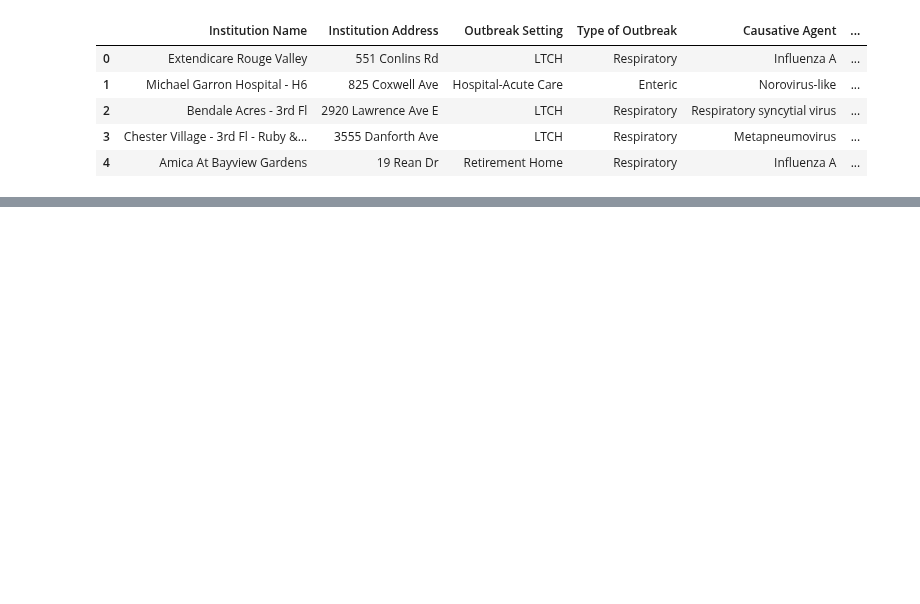
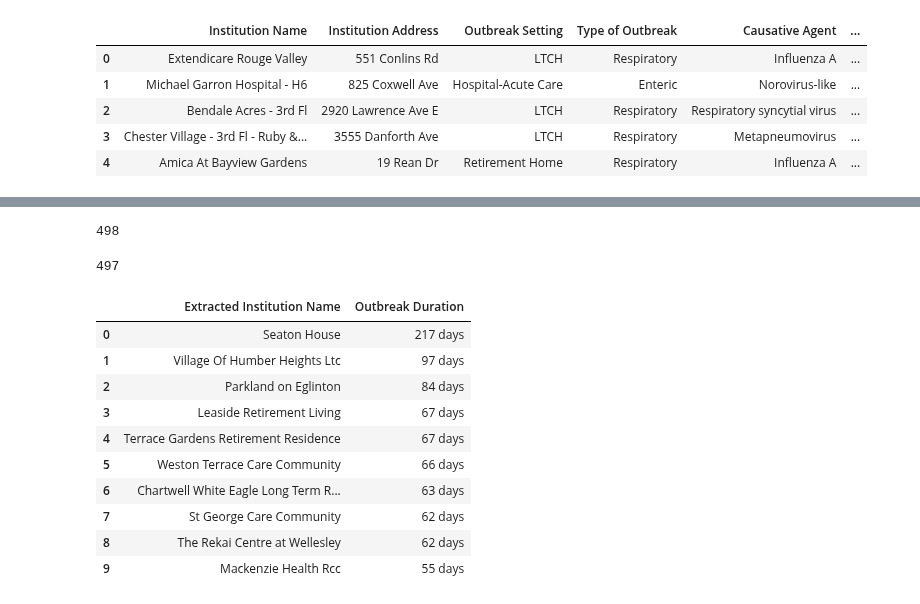
Before and after one commit to pannann/Project-3_Group-7, a Jupyter notebook: ETL/outbreaks_cleaning.ipynb, the cells around one changed output, grey strips where cells are left out. Cells and saved outputs as stored; diff of their text form; code cells hidden in the pictures; blank space fills up the shorter version.

```diff
--- a/ETL/outbreaks_cleaning.ipynb
+++ b/ETL/outbreaks_cleaning.ipynb
@@ -1022,0 +1262,4 @@ final_df.to_json('../Outbreak Setting Viz/cleaned_data.json')
+# %%
+inst_outbreak_duration = inst_outbreak_duration.drop(index = [0, 1])
+inst_outbreak_duration = inst_outbreak_duration.reset_index(drop = True)
+inst_outbreak_duration.head()
@@ -1022,0 +1273,4 @@ final_df.to_json('../Outbreak Setting Viz/cleaned_data.json')
+# %%
+#Sort in descending order
+inst_outbreak_duration = inst_outbreak_duration.sort_values(by = 'Outbreak Duration', ascending = False)
+inst_outbreak_duration.head()
@@ -1022,0 +1284,25 @@ final_df.to_json('../Outbreak Setting Viz/cleaned_data.json')
+# %%
+len(inst_outbreak_duration)
+# %% [output]
+498
+# %%
+inst_outbreak_duration = inst_outbreak_duration.dropna()
+len(inst_outbreak_duration)
+# %% [output]
+497
+# %%
+#Slice first 10 institutions
+top_10_inst_duration = inst_outbreak_duration.head(10).reset_index(drop = True)
+top_10_inst_duration
+# %% [output]
+|  | Extracted Institution Name | Outbreak Duration |
+| 0 | Seaton House | 217 days |
+| 1 | Village Of Humber Heights Ltc | 97 days |
+| 2 | Parkland on Eglinton | 84 days |
+| 3 | Leaside Retirement Living | 67 days |
+| 4 | Terrace Gardens Retirement Residence | 67 days |
+| 5 | Weston Terrace Care Community | 66 days |
+| 6 | Chartwell White Eagle Long Term R... | 63 days |
+| 7 | St George Care Community | 62 days |
+| 8 | The Rekai Centre at Wellesley | 62 days |
+| 9 | Mackenzie Health Rcc | 55 days |
```
Also changed, not shown: parts of 28 cells of this notebook, 7 other files.
